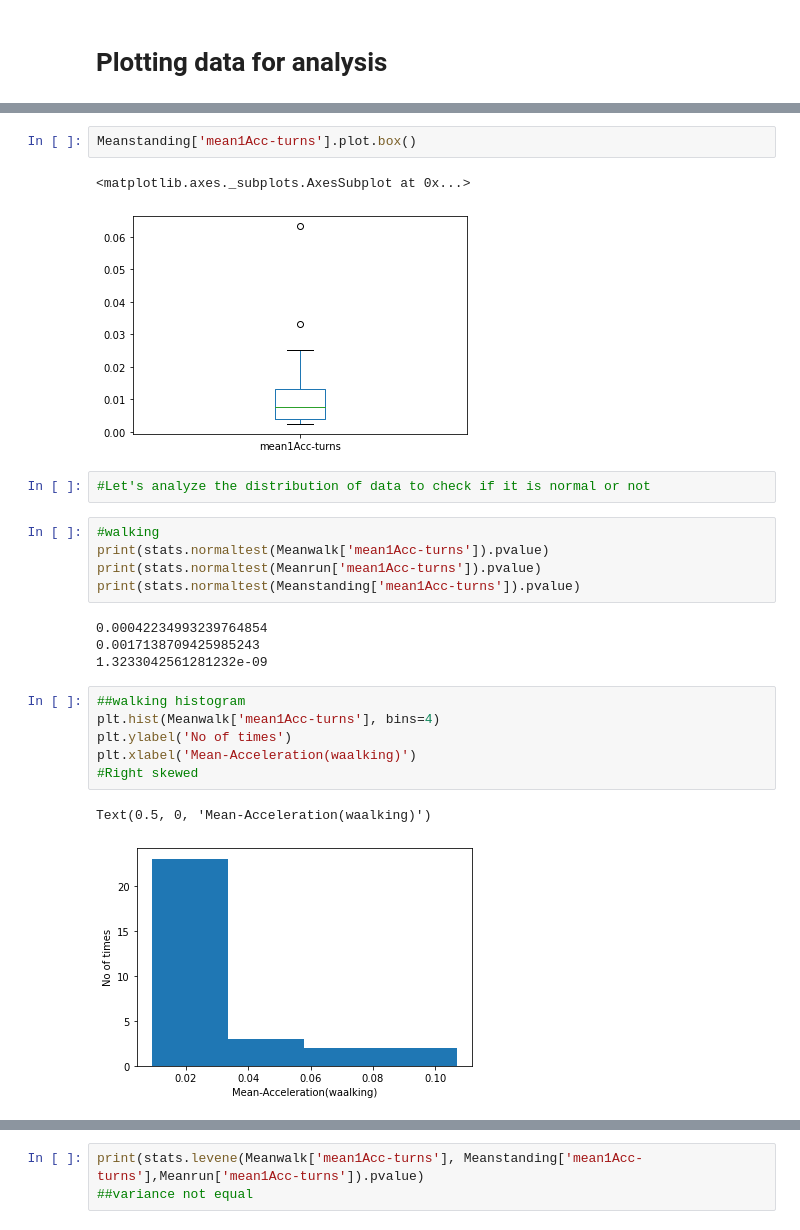
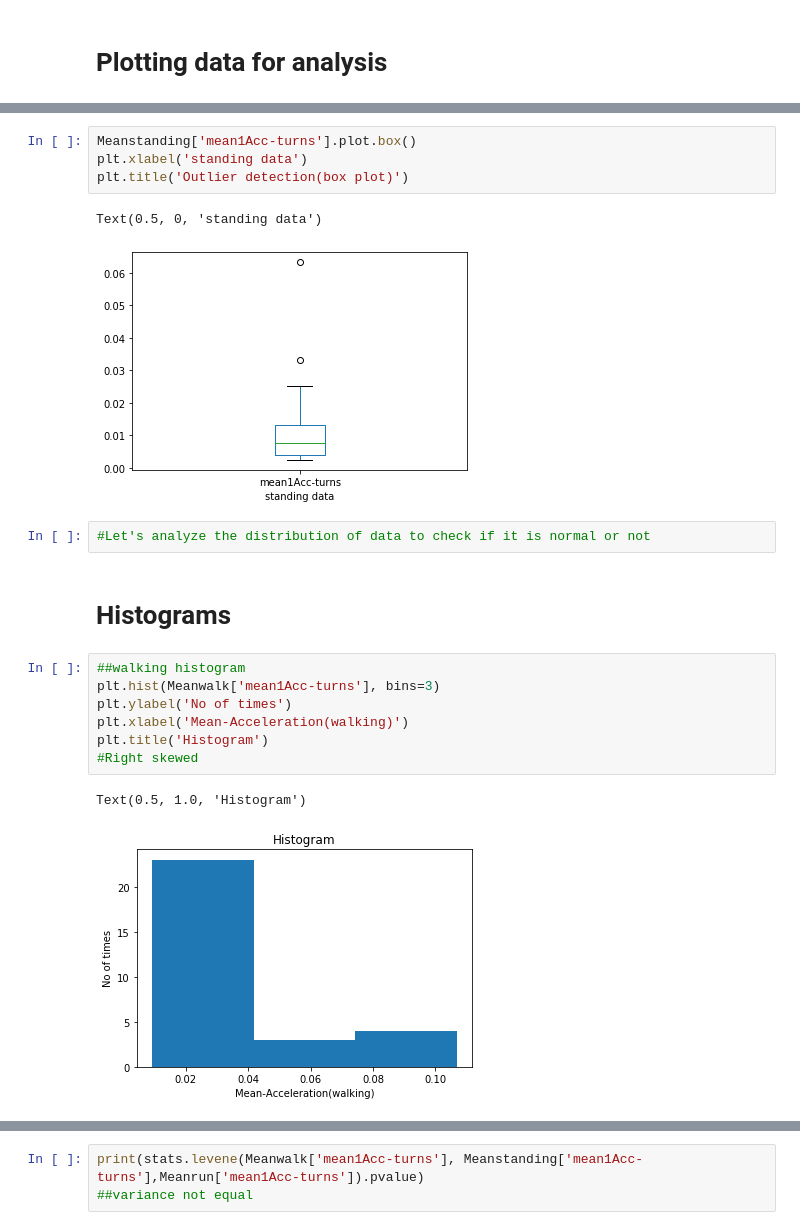
Before and after one commit to shrimalaya/Data-Science-Body-Activity-Monitoring, a Jupyter notebook: 02-Statistics.ipynb, the cells around one changed output, grey strips where cells are left out. Cells and saved outputs as stored; diff of their text form.

```diff
--- a/02-Statistics.ipynb
+++ b/02-Statistics.ipynb
@@ -960,28 +974,24 @@ Meanrun['mean1Acc-turns'].plot.box()
 # %%
 Meanstanding['mean1Acc-turns'].plot.box()
+plt.xlabel('standing data')
+plt.title('Outlier detection(box plot)')
 # %% [output]
-<matplotlib.axes._subplots.AxesSubplot at 0x...>
+Text(0.5, 0, 'standing data')
-[figure, old version]
+[figure, new version]
 # %%
 #Let's analyze the distribution of data to check if it is normal or not
-# %%
-#walking
-print(stats.normaltest(Meanwalk['mean1Acc-turns']).pvalue)
-print(stats.normaltest(Meanrun['mean1Acc-turns']).pvalue)
-print(stats.normaltest(Meanstanding['mean1Acc-turns']).pvalue)
-# %% [output]
-0.00042234993239764854
-0.0017138709425985243
-1.3233042561281232e-09
+# %% [markdown]
+# Histograms
 # %%
 ##walking histogram
-plt.hist(Meanwalk['mean1Acc-turns'], bins=4)
+plt.hist(Meanwalk['mean1Acc-turns'], bins=3)
 plt.ylabel('No of times')
-plt.xlabel('Mean-Acceleration(waalking)')
+plt.xlabel('Mean-Acceleration(walking)')
+plt.title('Histogram')
 #Right skewed
 # %% [output]
-Text(0.5, 0, 'Mean-Acceleration(waalking)')
+Text(0.5, 1.0, 'Histogram')
-[figure, old version]
+[figure, new version]
 # %%
 plt.hist(Meanrun['mean1Acc-turns'], bins=4)
 plt.ylabel('No of times')
```
Also changed, not shown: parts of 11 cells of this notebook.
